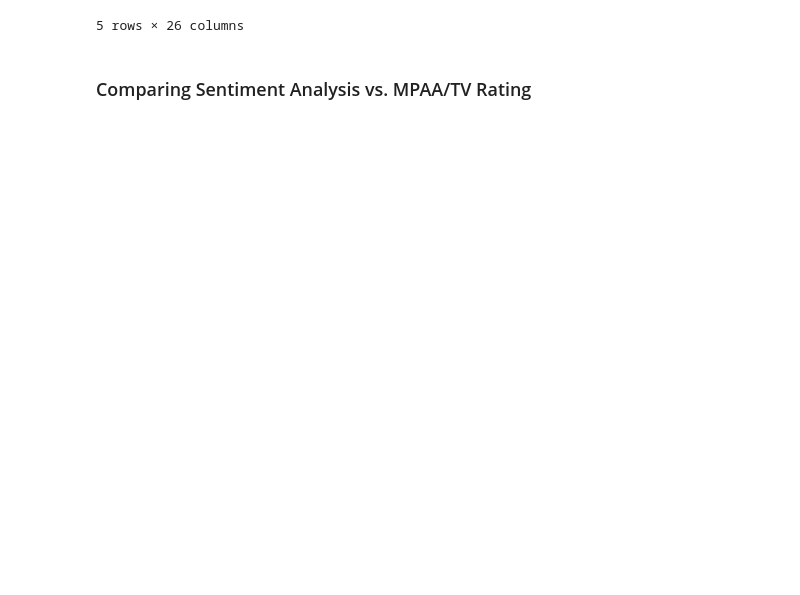
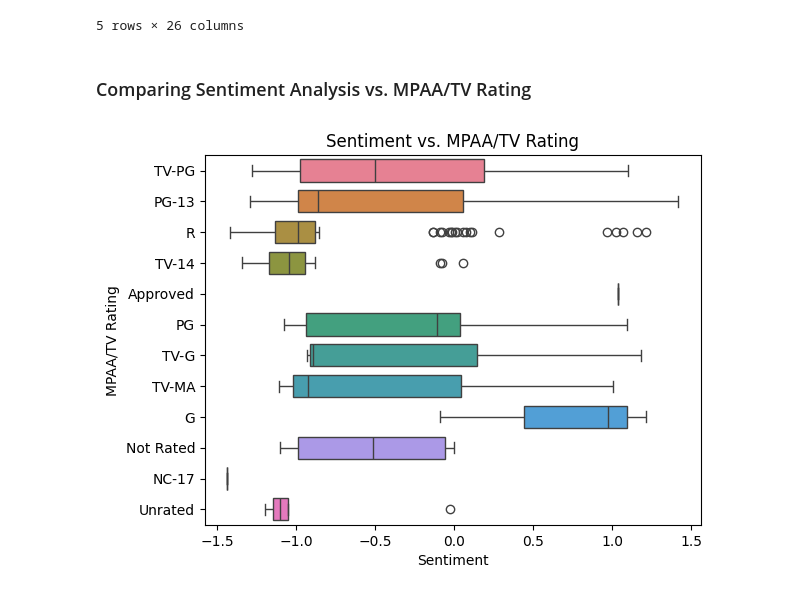
Before and after one commit to brandon-connors/DA-320, a Jupyter notebook: Connors - Machine Learning Midterm.ipynb, the cells around one changed output. Saved outputs shown, nothing was run; the diff lists cells and outputs as text; code cells hidden in the pictures; blank space fills up the shorter version.

```diff
--- a/Connors - Machine Learning Midterm.ipynb
+++ b/Connors - Machine Learning Midterm.ipynb
@@ -190,0 +188,9 @@ from matplotlib import pyplot as plt
+# %%
+import seaborn as sns
+from matplotlib import pyplot as plt
+
+# Plotting the data on a box plot to show the average ranges (and outliers) of the sentiment analysis when broken down by MPAA/TV Rating
+ax = sns.boxplot(data=unifiedDataFrame, x="sentiment", y="slimmed_rating", gap=.1, hue="slimmed_rating", legend=False)
+_ = ax.set(title="Sentiment vs. MPAA/TV Rating", xlabel="Sentiment", ylabel="MPAA/TV Rating")
+# %% [output]
+[figure, added]
```
Also changed, not shown: parts of 1 cell of this notebook.
